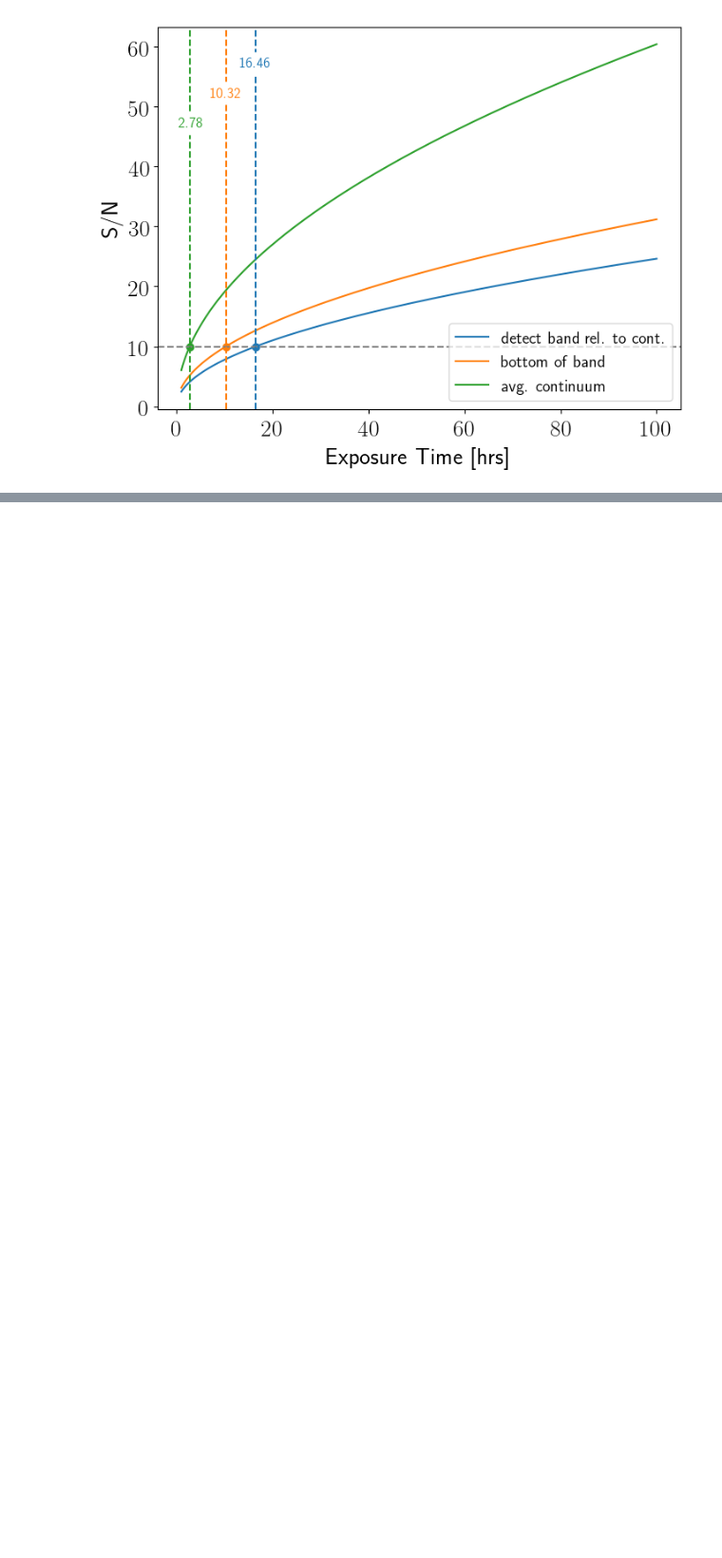
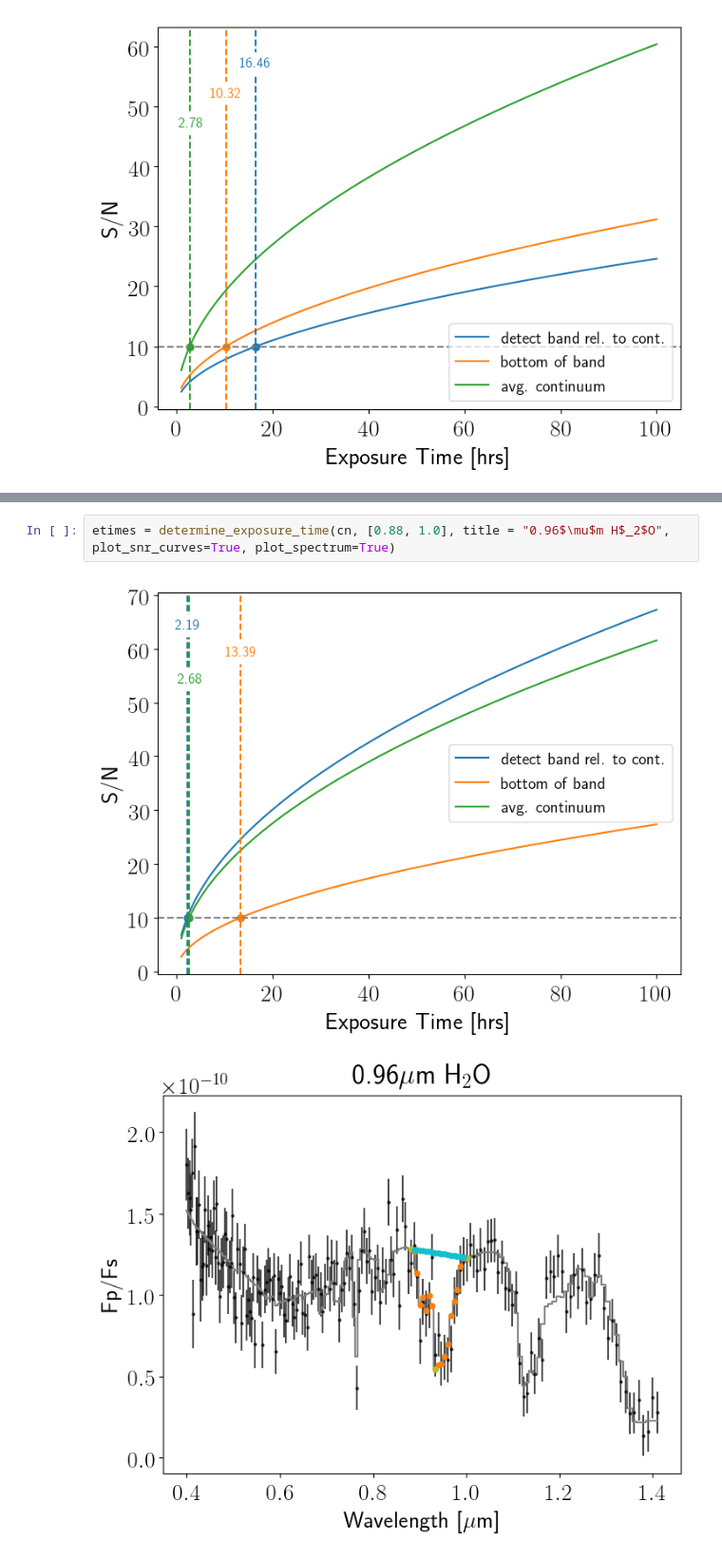
Before and after one commit to jlustigy/luvoir_hec_drm, a Jupyter notebook: notebooks/initial_spectroscopy.ipynb, the cells around one changed output, grey strips where cells are left out. Shown at 95% size. Saved outputs shown, nothing was run; the diff lists cells and outputs as text; blank space fills up the shorter version.

Commit message:
initial exposure time calculator for characterization written

```diff
--- a/notebooks/initial_spectroscopy.ipynb
+++ b/notebooks/initial_spectroscopy.ipynb
@@ -279,0 +378,5 @@ SNR = 31.20 on bottom of band in a 5.00 hour exposure
+# %%
+etimes = determine_exposure_time(cn, [0.88, 1.0], title = "0.96$\mu$m H$_2$O", plot_snr_curves=True, plot_spectrum=True)
+# %% [output]
+[figure, added]
+[figure, added]
```
Also changed, not shown: parts of 15 cells of this notebook.
